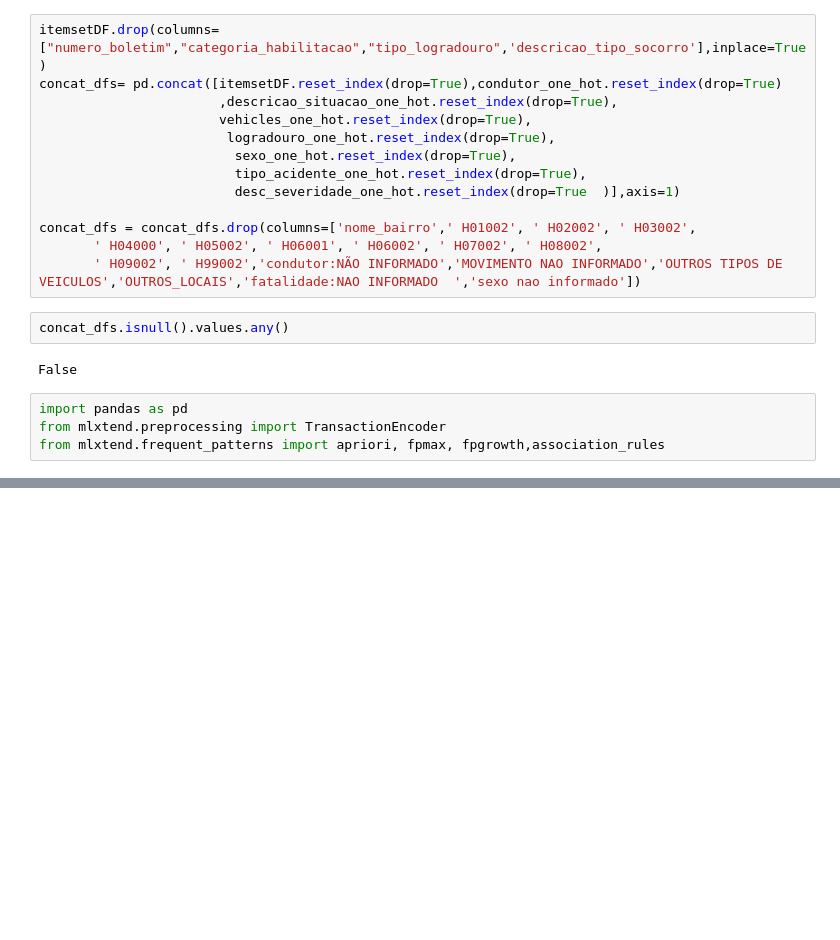
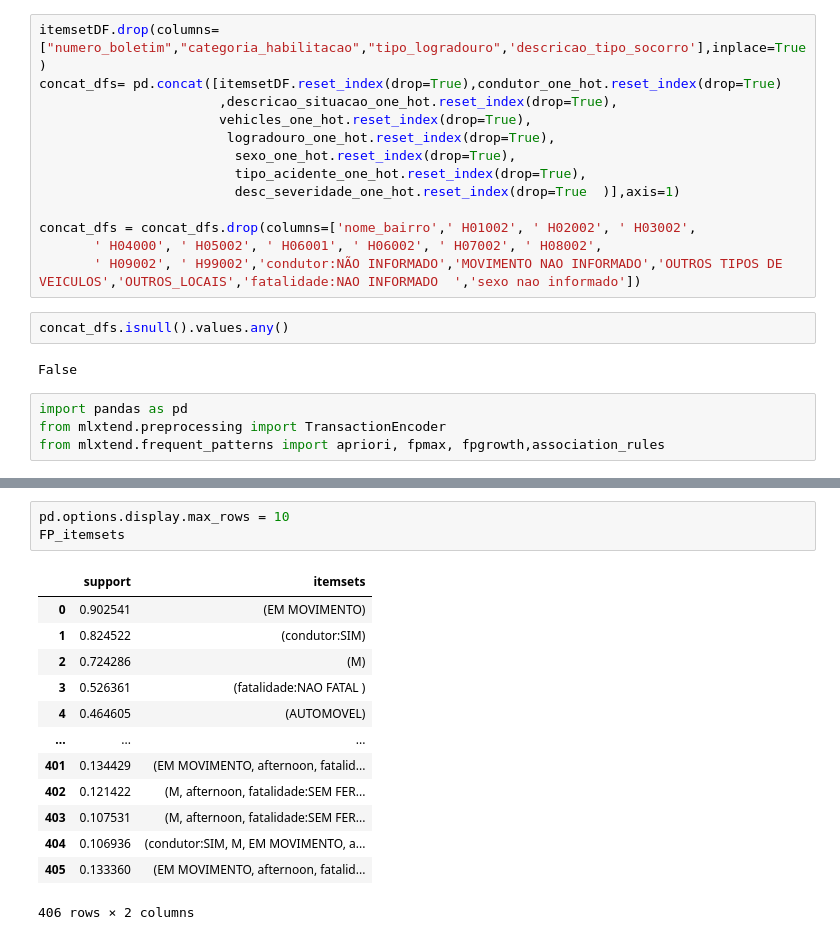
Before and after one commit to SamuelLipovetsky/mda_project, a Jupyter notebook: ItemsetMining.ipynb, the cells around one changed output, grey strips where cells are left out. Saved outputs shown, nothing was run; the diff lists cells and outputs as text; blank space fills up the shorter version.

```diff
--- a/ItemsetMining.ipynb
+++ b/ItemsetMining.ipynb
@@ -281,3 +295,20 @@ rules.sort_values(by='lift',ascending=False).reset_index(drop=True)
+# %%
+pd.options.display.max_rows = 10
+FP_itemsets
+# %% [output]
+|  | support | itemsets |
+| 0 | 0.902541 | (EM MOVIMENTO) |
+| 1 | 0.824522 | (condutor:SIM) |
+| 2 | 0.724286 | (M) |
+| 3 | 0.526361 | (fatalidade:NAO FATAL ) |
+| 4 | 0.464605 | (AUTOMOVEL) |
+| ... | ... | ... |
+| 401 | 0.134429 | (EM MOVIMENTO, afternoon, fatalid... |
+| 402 | 0.121422 | (M, afternoon, fatalidade:SEM FER... |
+| 403 | 0.107531 | (M, afternoon, fatalidade:SEM FER... |
+| 404 | 0.106936 | (condutor:SIM, M, EM MOVIMENTO, a... |
+| 405 | 0.133360 | (EM MOVIMENTO, afternoon, fatalid... |
+406 rows × 2 columns
 # %%
 rules.sort_values(by='leverage',ascending=False).reset_index(drop=True)
 # %% [output]
```
Also changed, not shown: parts of 6 cells of this notebook.
